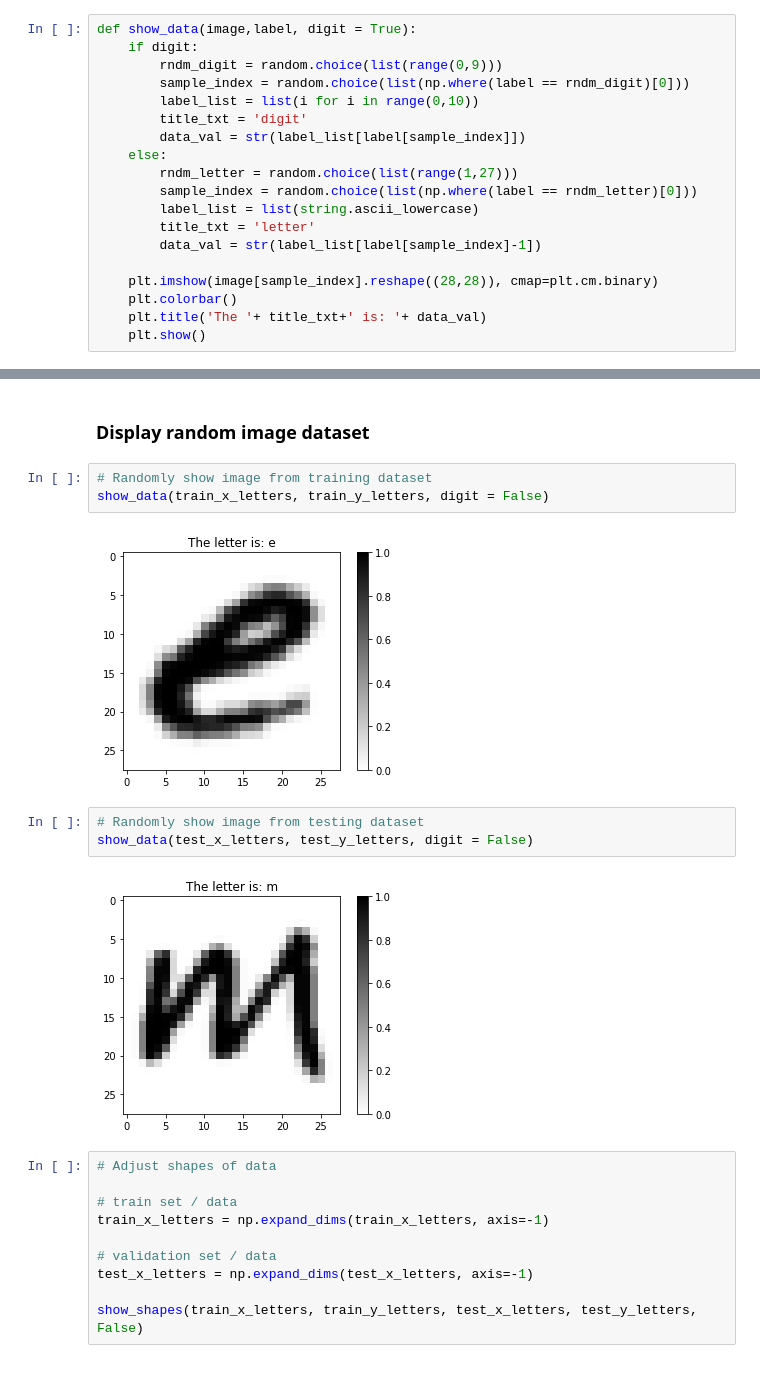
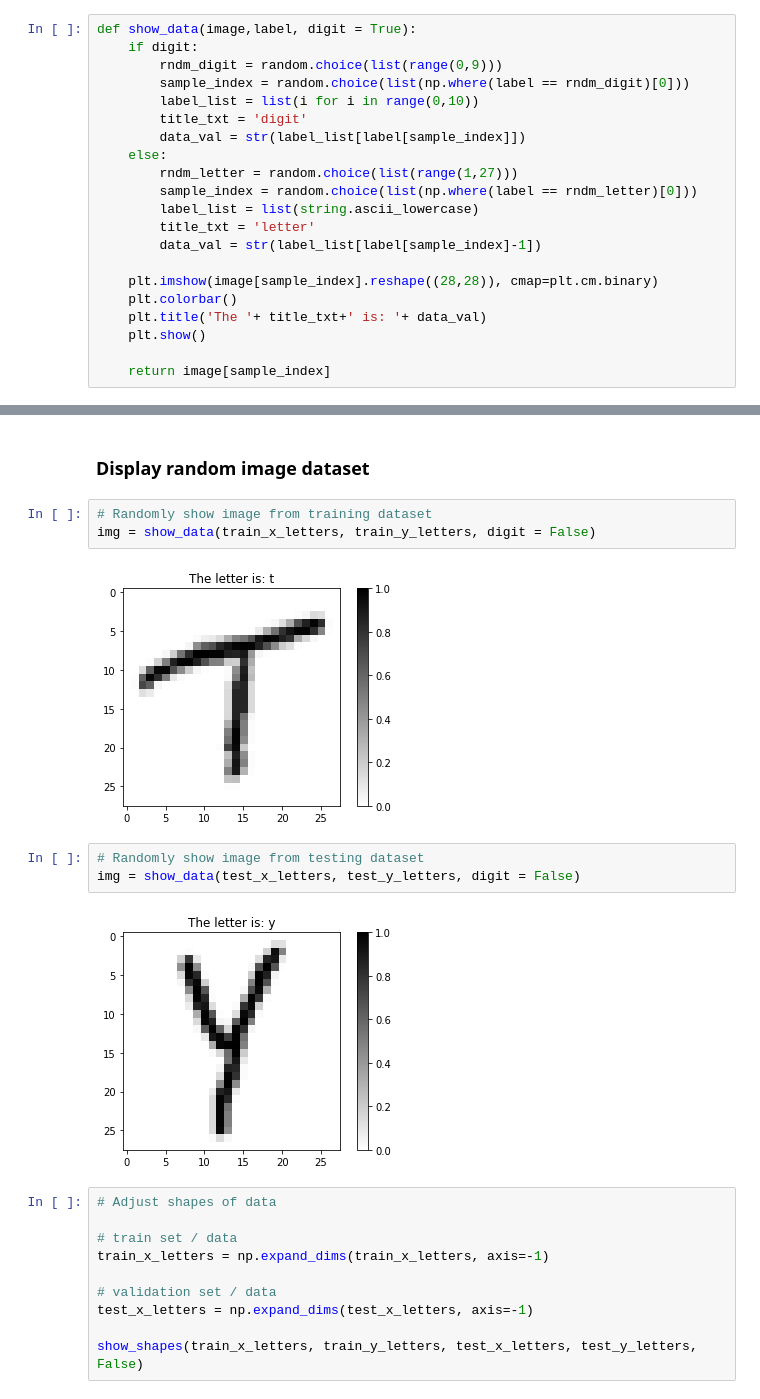
Before and after one commit to eliasezar27/LeNet5_implementation, a Jupyter notebook: ELEC3_Implementation_v2.ipynb, the cells around one changed output, grey strips where cells are left out. Cells and saved outputs as stored; diff of their text form.

```diff
--- a/ELEC3_Implementation_v2.ipynb
+++ b/ELEC3_Implementation_v2.ipynb
@@ -103,6 +112,8 @@ def show_data(image,label, digit = True):
     plt.colorbar()
     plt.title('The '+ title_txt+' is: '+ data_val)
     plt.show()
+
+    return image[sample_index]
 # %%
 def plot_accuracy(history):
     plt.plot(history.history['accuracy'])
@@ -168,14 +180,14 @@ test Y:  (20800,)
 ### Display random image dataset
 # %%
 # Randomly show image from training dataset
-show_data(train_x_letters, train_y_letters, digit = False)
+img = show_data(train_x_letters, train_y_letters, digit = False)
 # %% [output]
-[figure, old version]
+[figure, new version]
 # %%
 # Randomly show image from testing dataset
-show_data(test_x_letters, test_y_letters, digit = False)
+img = show_data(test_x_letters, test_y_letters, digit = False)
 # %% [output]
-[figure, old version]
+[figure, new version]
 # %%
 # Adjust shapes of data
 
```
Also changed, not shown: parts of 37 cells of this notebook.
